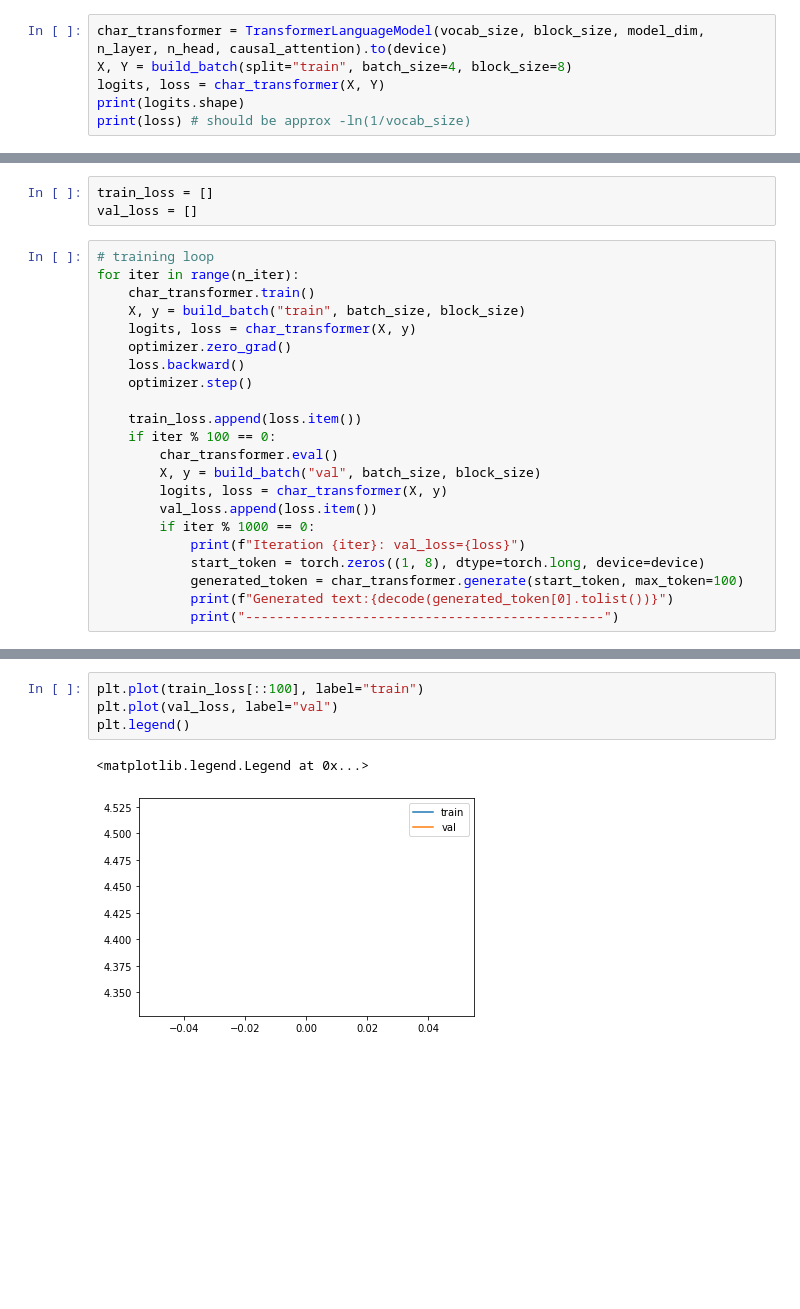
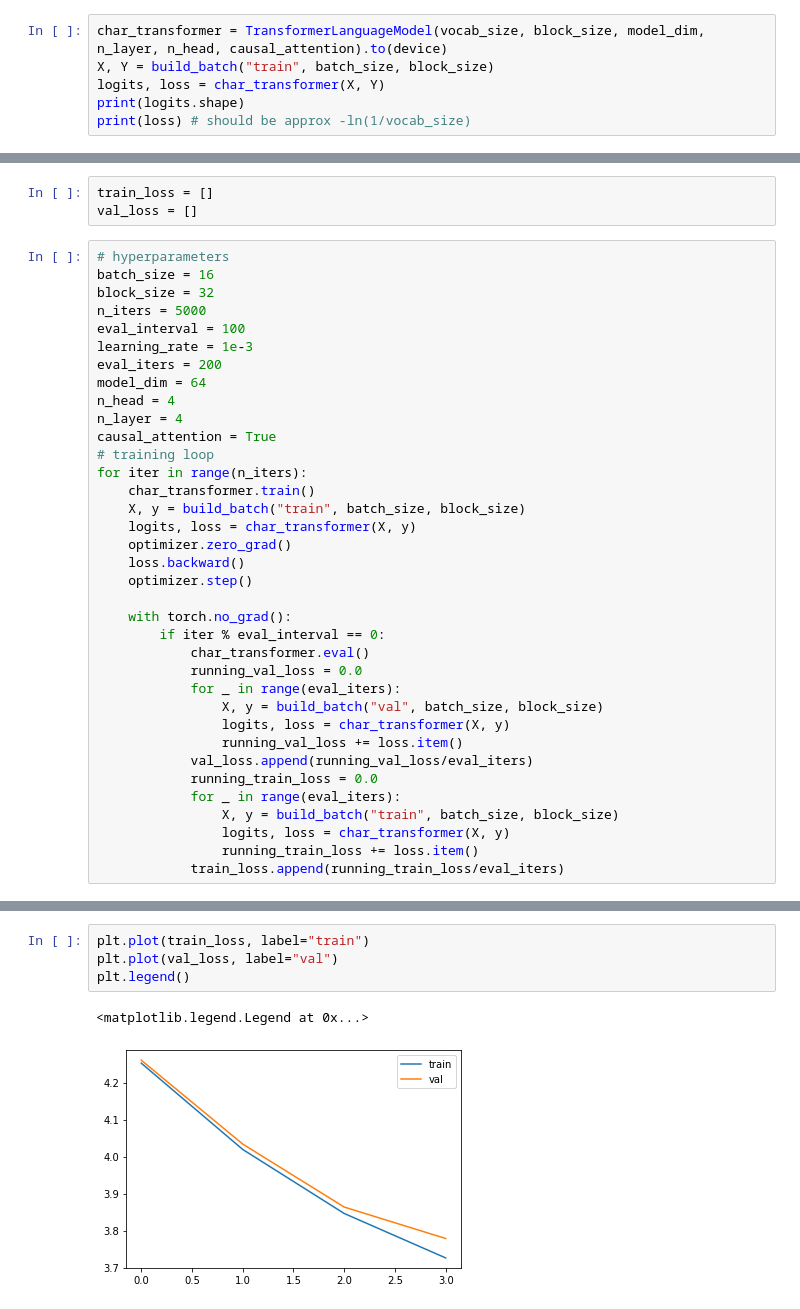
Before and after one commit to swechhasingh/nlp-from-scratch, a Jupyter notebook: transformer_LM.ipynb, the cells around one changed output, grey strips where cells are left out. Saved outputs shown, nothing was run; the diff lists cells and outputs as text; blank space fills up the shorter version.

Commit message:
add transformer LM training loop

```diff
--- a/transformer_LM.ipynb
+++ b/transformer_LM.ipynb
@@ -464,7 +462,7 @@ device
 Let's check if the model is implemented correctly by computing loss with the initial random weights before training.
 # %%
 char_transformer = TransformerLanguageModel(vocab_size, block_size, model_dim, n_layer, n_head, causal_attention).to(device)
-X, Y = build_batch(split="train", batch_size=4, block_size=8)
+X, Y = build_batch("train", batch_size, block_size)
 logits, loss = char_transformer(X, Y)
 print(logits.shape)
 print(loss) # should be approx -ln(1/vocab_size)
@@ -495,8 +488,19 @@ print(sum(p.numel() for p in char_transformer.parameters())/1e6, 'M parameters')
 train_loss = []
 val_loss = []
 # %%
+# hyperparameters
+batch_size = 16
+block_size = 32
+n_iters = 5000
+eval_interval = 100
+learning_rate = 1e-3
+eval_iters = 200
+model_dim = 64
+n_head = 4
+n_layer = 4
+causal_attention = True
 # training loop
-for iter in range(n_iter):
+for iter in range(n_iters):
     char_transformer.train()
     X, y = build_batch("train", batch_size, block_size)
     logits, loss = char_transformer(X, y)
@@ -504,15 +508,18 @@ for iter in range(n_iter):
     loss.backward()
     optimizer.step()
 
-    train_loss.append(loss.item())
-    if iter % 100 == 0:
-        char_transformer.eval()
-        X, y = build_batch("val", batch_size, block_size)
-        logits, loss = char_transformer(X, y)
-        val_loss.append(loss.item())
-        if iter % 1000 == 0:
-            print(f"Iteration {iter}: val_loss={loss}")
-            start_token = torch.zeros((1, 8), dtype=torch.long, device=device)
-            generated_token = char_transformer.generate(start_token, max_token=100)
-            print(f"Generated text:{decode(generated_token[0].tolist())}")
-            print("----------------------------------------------")
+    with torch.no_grad():
+        if iter % eval_interval == 0:
+            char_transformer.eval()
+            running_val_loss = 0.0
+            for _ in range(eval_iters):
+                X, y = build_batch("val", batch_size, block_size)
+                logits, loss = char_transformer(X, y)
+                running_val_loss += loss.item()
+            val_loss.append(running_val_loss/eval_iters)
+            running_train_loss = 0.0
+            for _ in range(eval_iters):
+                X, y = build_batch("train", batch_size, block_size)
+                logits, loss = char_transformer(X, y)
+                running_train_loss += loss.item()
+            train_loss.append(running_train_loss/eval_iters)
@@ -531,9 +530,9 @@ lJoSVD'JqYqysvUXr-avxoeJ:Xw fhVxTSx:!uq,TQTzFY3xVc!G?Jy jX?uSOGt ;$3JeqOmqpTDO-b
 # %%
-plt.plot(train_loss[::100], label="train")
+plt.plot(train_loss, label="train")
 plt.plot(val_loss, label="val")
 plt.legend()
 # %% [output]
 <matplotlib.legend.Legend at 0x...>
-[figure, old version]
+[figure, new version]
 # %%
 start_token = torch.zeros((1, 1), dtype=torch.long, device=device)
```
Also changed, not shown: parts of 31 cells of this notebook.
